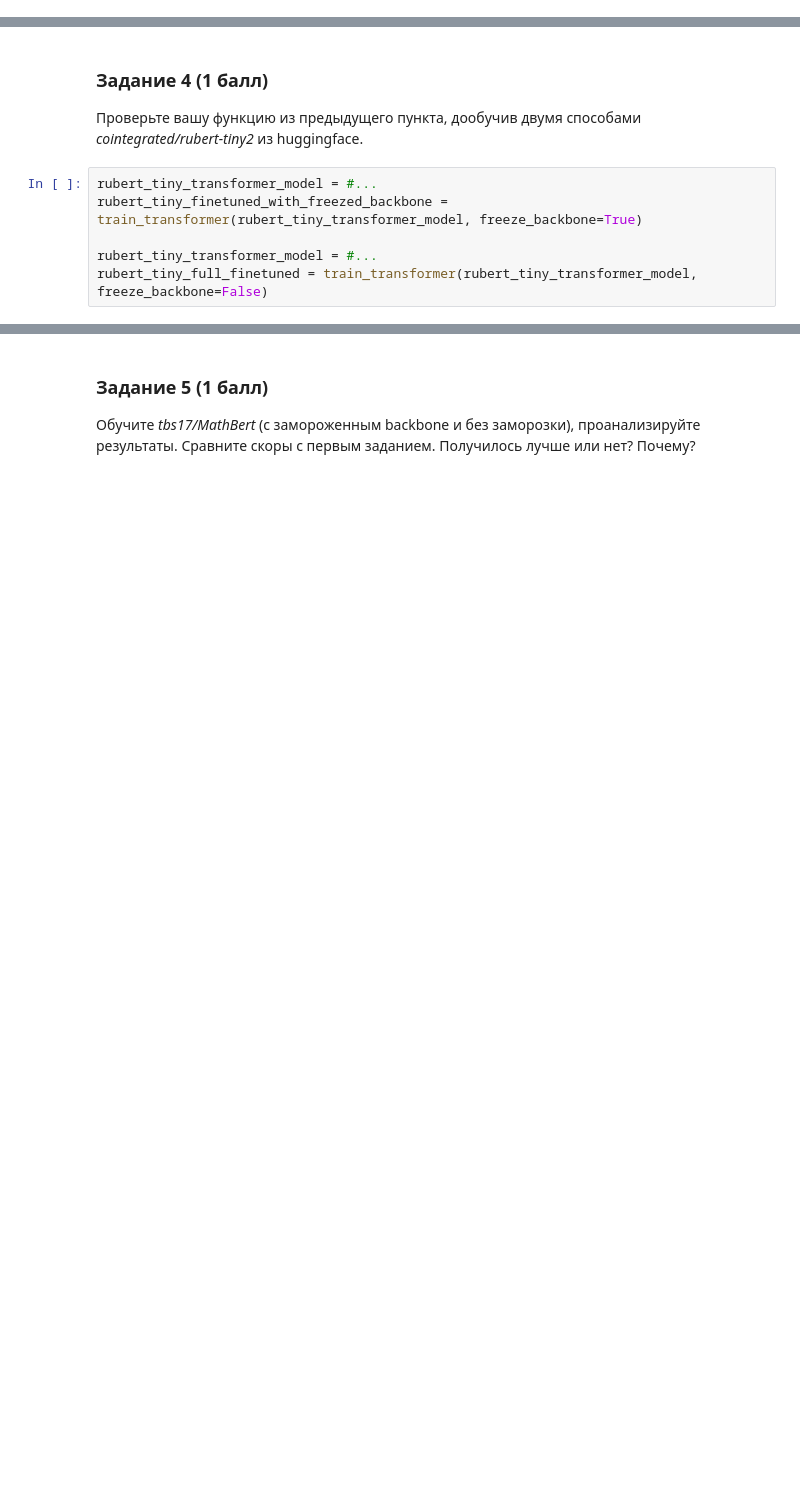
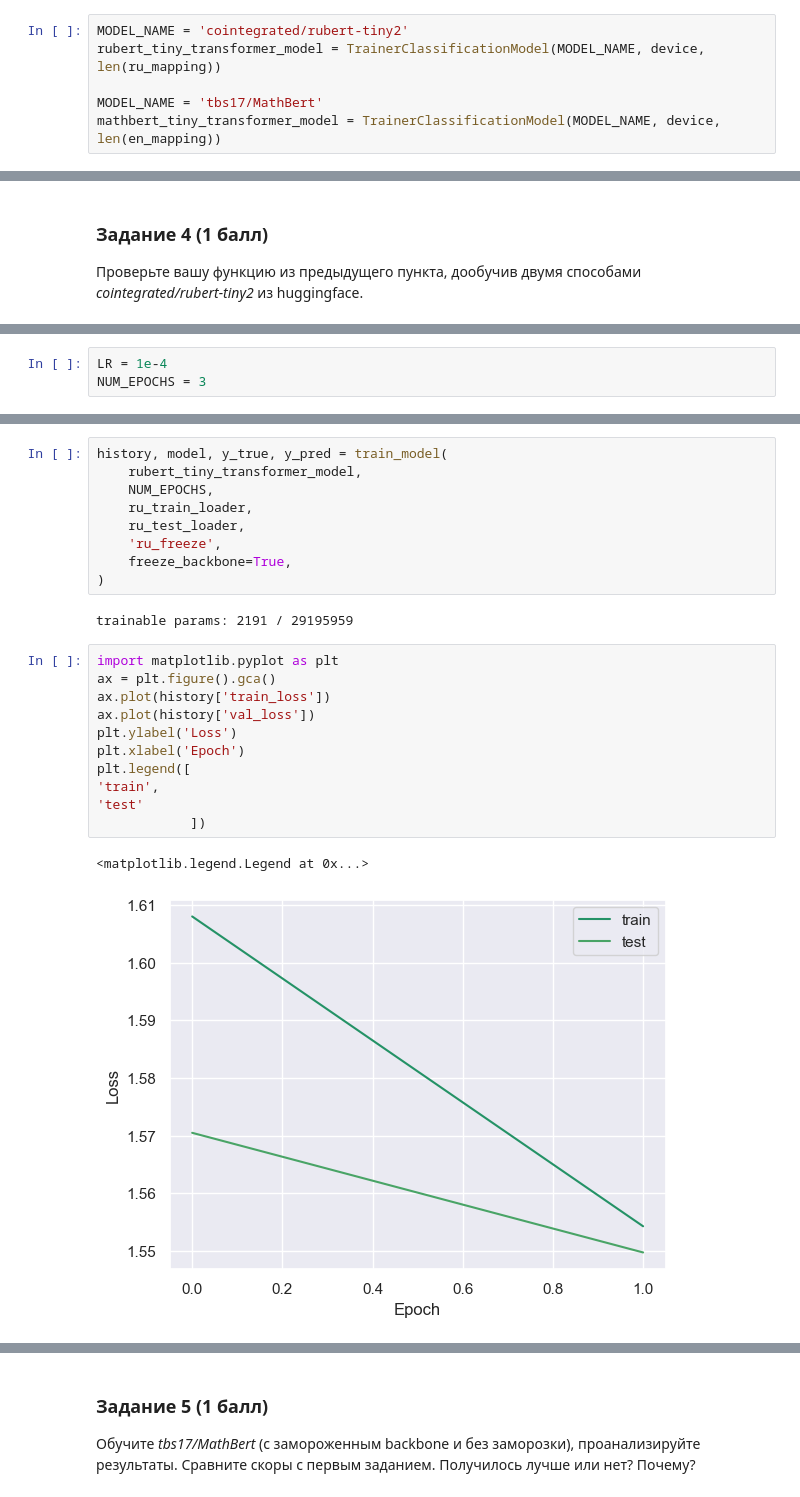
Before and after one commit to nikchernikkem/DLS-NLP-Course, a Jupyter notebook: 6 Fine Tuning BERT/[homework]Attention_and_transformers.ipynb, the cells around one changed output, grey strips where cells are left out. Saved outputs shown, nothing was run; the diff lists cells and outputs as text; blank space fills up the shorter version.

```diff
--- a/6 Fine Tuning BERT/[homework]Attention_and_transformers.ipynb
+++ b/6 Fine Tuning BERT/[homework]Attention_and_transformers.ipynb
@@ -154,0 +183,6 @@ def train_transformer(transformer_model, freeze_backbone=True)
+# %%
+MODEL_NAME = 'cointegrated/rubert-tiny2'
+rubert_tiny_transformer_model = TrainerClassificationModel(MODEL_NAME, device, len(ru_mapping))
+
+MODEL_NAME = 'tbs17/MathBert'
+mathbert_tiny_transformer_model = TrainerClassificationModel(MODEL_NAME, device, len(en_mapping))
@@ -157,9 +321,3 @@ def train_transformer(transformer_model, freeze_backbone=True)
 
 Проверьте вашу функцию из предыдущего пункта, дообучив двумя способами
 *cointegrated/rubert-tiny2* из huggingface.
-# %%
-rubert_tiny_transformer_model = #...
-rubert_tiny_finetuned_with_freezed_backbone = train_transformer(rubert_tiny_transformer_model, freeze_backbone=True)
-
-rubert_tiny_transformer_model = #...
-rubert_tiny_full_finetuned = train_transformer(rubert_tiny_transformer_model, freeze_backbone=False)
@@ -165,0 +368,3 @@ rubert_tiny_full_finetuned = train_transformer(rubert_tiny_transformer_model, fr
+# %%
+LR = 1e-4
+NUM_EPOCHS = 3
@@ -165,0 +462,25 @@ rubert_tiny_full_finetuned = train_transformer(rubert_tiny_transformer_model, fr
+# %%
+history, model, y_true, y_pred = train_model(
+    rubert_tiny_transformer_model,
+    NUM_EPOCHS,
+    ru_train_loader,
+    ru_test_loader,
+    'ru_freeze',
+    freeze_backbone=True,
+)
+# %% [output]
+trainable params: 2191 / 29195959
+# %%
+import matplotlib.pyplot as plt
+ax = plt.figure().gca()
+ax.plot(history['train_loss'])
+ax.plot(history['val_loss'])
+plt.ylabel('Loss')
+plt.xlabel('Epoch')
+plt.legend([
+'train',
+'test'
+            ])
+# %% [output]
+<matplotlib.legend.Legend at 0x...>
+[figure, added]
```
Also changed, not shown: parts of 40 cells of this notebook, 2 other files.
